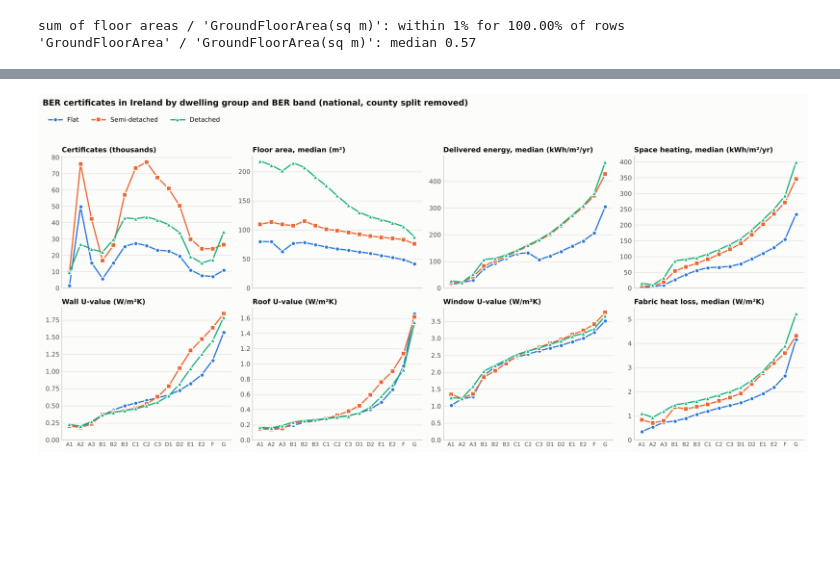
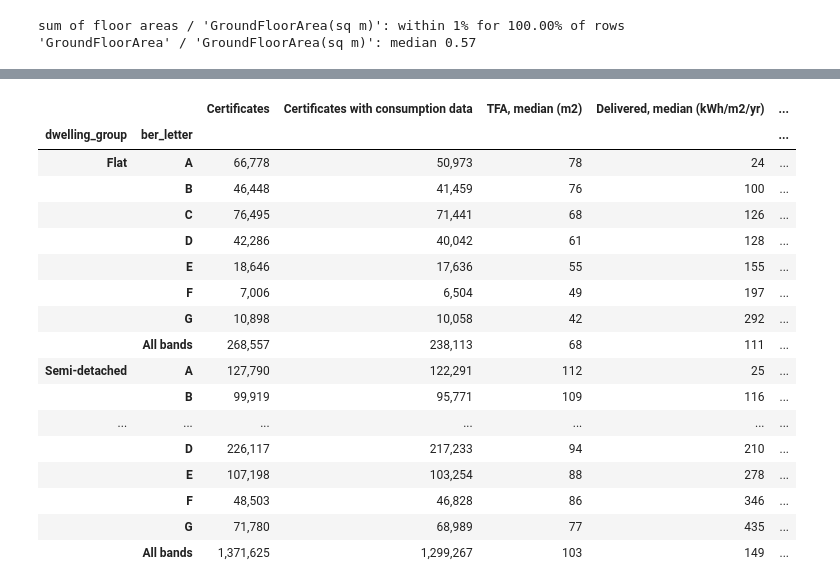
Before and after one commit to BakytzhanSuleimenov/SEAI-BER, a Jupyter notebook: ber_results_extraction.ipynb, the cells around one changed output, grey strips where cells are left out. Saved outputs shown, nothing was run; the diff lists cells and outputs as text; code cells hidden in the pictures; blank space fills up the shorter version.

```diff
--- a/ber_results_extraction.ipynb
+++ b/ber_results_extraction.ipynb
@@ -854,45 +930,39 @@ The same results drawn as lines across the 15 legacy bands, one line per dwellin
 # %%
-SERIES = {'Flat': ('#2a78d6', 'o'), 'Semi-detached': ('#eb6834', 's'), 'Detached': ('#1baf7a', '^')}
-SURFACE, INK, INK_SECONDARY, MUTED, GRID, AXIS = '#fcfcfb', '#0b0b0b', '#52514e', '#898781', '#e1e0d9', '#c3c2b7'
-plt.rcParams.update({
-    'figure.facecolor': SURFACE, 'axes.facecolor': SURFACE, 'savefig.facecolor': SURFACE,
-    'axes.edgecolor': AXIS, 'axes.linewidth': 0.8, 'axes.spines.top': False, 'axes.spines.right': False,
-    'axes.grid': True, 'axes.grid.axis': 'y', 'grid.color': GRID, 'grid.linewidth': 0.8, 'grid.linestyle': '-',
-    'axes.titlesize': 11, 'axes.titleweight': 'bold', 'axes.titlecolor': INK, 'axes.titlelocation': 'left',
-    'axes.labelcolor': INK_SECONDARY, 'xtick.color': MUTED, 'ytick.color': MUTED, 'xtick.labelcolor': INK_SECONDARY,
-    'ytick.labelcolor': INK_SECONDARY, 'text.color': INK, 'legend.frameon': False,
-    'font.family': 'sans-serif', 'font.sans-serif': ['Segoe UI', 'Helvetica Neue', 'Arial', 'DejaVu Sans'],
-})
-
-PANELS = [
-    ('n_certificates', 'Certificates (thousands)', 1e-3),
-    ('total_floor_area_m2_median', 'Floor area, median (m²)', 1),
-    ('delivered_total_kwh_m2_median', 'Delivered energy, median (kWh/m²/yr)', 1),
-    ('space_heating_kwh_m2_median', 'Space heating, median (kWh/m²/yr)', 1),
-    ('u_wall_area_weighted', 'Wall U-value (W/m²K)', 1),
-    ('u_roof_area_weighted', 'Roof U-value (W/m²K)', 1),
-    ('u_window_area_weighted', 'Window U-value (W/m²K)', 1),
-    ('fabric_heat_loss_w_m2k_median', 'Fabric heat loss, median (W/m²K)', 1),
-]
-
-fig, axes = plt.subplots(2, 4, figsize=(17, 7.6), sharex=True)
-x = np.arange(len(LEGACY_BANDS))
-for ax, (col, title, scale) in zip(axes.flat, PANELS):
-    for group, (color, marker) in SERIES.items():
-        cell = by_band.loc[group].reindex(LEGACY_BANDS)
-        y = (cell[col] * scale).where(cell['n_certificates'] >= MIN_CELL_N)
-        ax.plot(x, y, color=color, lw=2, marker=marker, ms=6.5, mec=SURFACE, mew=1.5,
-                solid_joinstyle='round', solid_capstyle='round', label=group)
-    ax.set_title(title)
-    ax.set_ylim(bottom=0)
-    ax.set_xticks(x, LEGACY_BANDS, fontsize=8.5)
-    ax.tick_params(length=0)
-fig.legend(*axes.flat[0].get_legend_handles_labels(), loc='upper left', ncol=3, bbox_to_anchor=(0.005, 0.995),
-           fontsize=10, handlelength=2.2)
-fig.suptitle('BER certificates in Ireland by dwelling group and BER band (national, county split removed)',
-             x=0.005, y=1.03, ha='left', fontsize=13, fontweight='bold')
-fig.tight_layout(rect=(0, 0, 1, 0.955))
-plt.show()
+HEADLINE = {
+    'n_certificates': 'Certificates',
+    'consumption_n': 'Certificates with consumption data',
+    'total_floor_area_m2_median': 'TFA, median (m2)',
+    'delivered_total_kwh_m2_median': 'Delivered, median (kWh/m2/yr)',
+    'space_heating_kwh_m2_median': 'Space heating, median (kWh/m2/yr)',
+    'water_heating_kwh_m2_median': 'Water heating, median (kWh/m2/yr)',
+    'ber_kwh_m2_median': 'BER, median (kWh/m2/yr)',
+    'co2_kg_m2_median': 'CO2, median (kg/m2/yr)',
+    'fabric_heat_loss_w_m2k_median': 'Fabric heat loss, median (W/m2K)',
+    **{f'u_{e}_area_weighted': f'U {e}, area-weighted mean (W/m2K)' for e in ELEMENTS},
+}
+headline = by_letter[list(HEADLINE)].rename(columns=HEADLINE)
+labels = list(HEADLINE.values())
+(headline.style
+    .format('{:,.0f}', subset=labels[:7])
+    .format('{:.1f}', subset=labels[7:8])
+    .format('{:.2f}', subset=labels[8:]))
 # %% [output]
-[figure, removed]
+|  |  | Certificates | Certificates with consumption data | TFA, median (m2) | Delivered, median (kWh/m2/yr) | ... |
+| dwelling_group | ber_letter |  |  |  |  | ... |
+| Flat | A | 66,778 | 50,973 | 78 | 24 | ... |
+|  | B | 46,448 | 41,459 | 76 | 100 | ... |
+|  | C | 76,495 | 71,441 | 68 | 126 | ... |
+|  | D | 42,286 | 40,042 | 61 | 128 | ... |
+|  | E | 18,646 | 17,636 | 55 | 155 | ... |
+|  | F | 7,006 | 6,504 | 49 | 197 | ... |
+|  | G | 10,898 | 10,058 | 42 | 292 | ... |
+|  | All bands | 268,557 | 238,113 | 68 | 111 | ... |
+| Semi-detached | A | 127,790 | 122,291 | 112 | 25 | ... |
+|  | B | 99,919 | 95,771 | 109 | 116 | ... |
+| ... | ... | ... | ... | ... | ... | ... |
+|  | D | 226,117 | 217,233 | 94 | 210 | ... |
+|  | E | 107,198 | 103,254 | 88 | 278 | ... |
+|  | F | 48,503 | 46,828 | 86 | 346 | ... |
+|  | G | 71,780 | 68,989 | 77 | 435 | ... |
+|  | All bands | 1,371,625 | 1,299,267 | 103 | 149 | ... |
 # %% [markdown]
```
Also changed, not shown: parts of 55 cells of this notebook, 3 other files.
